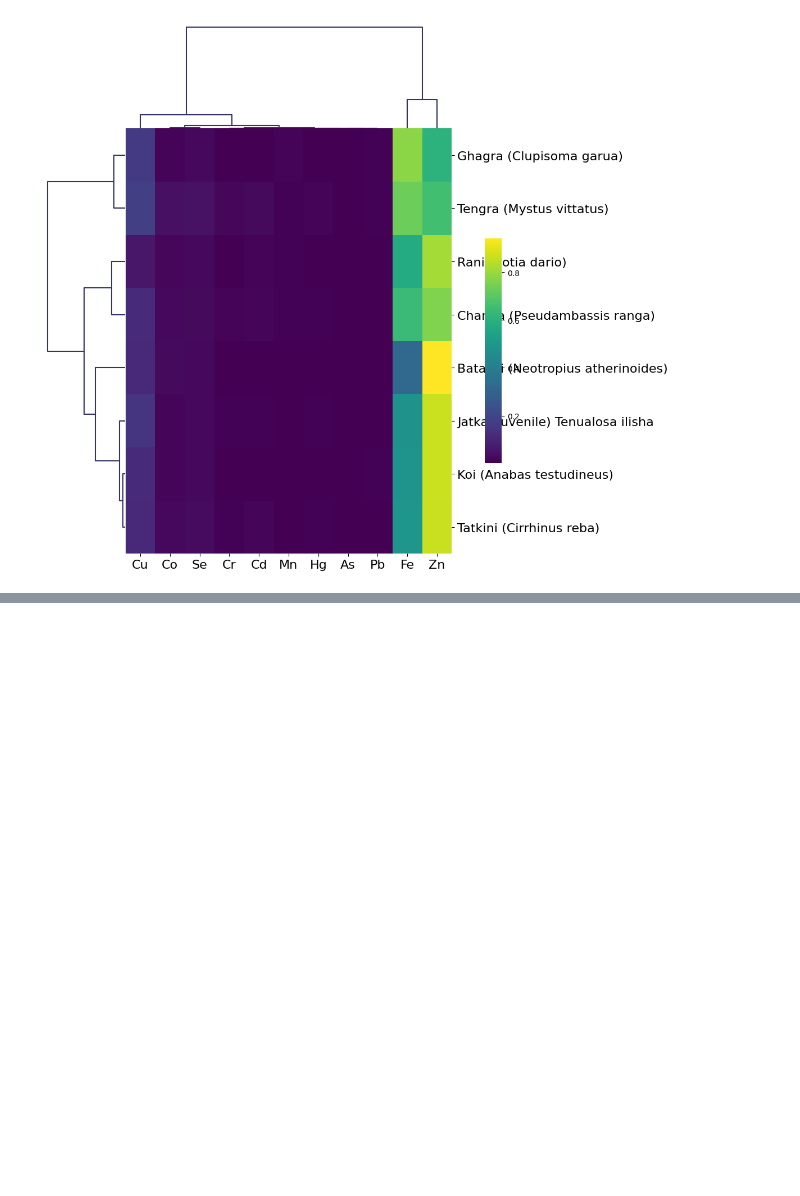
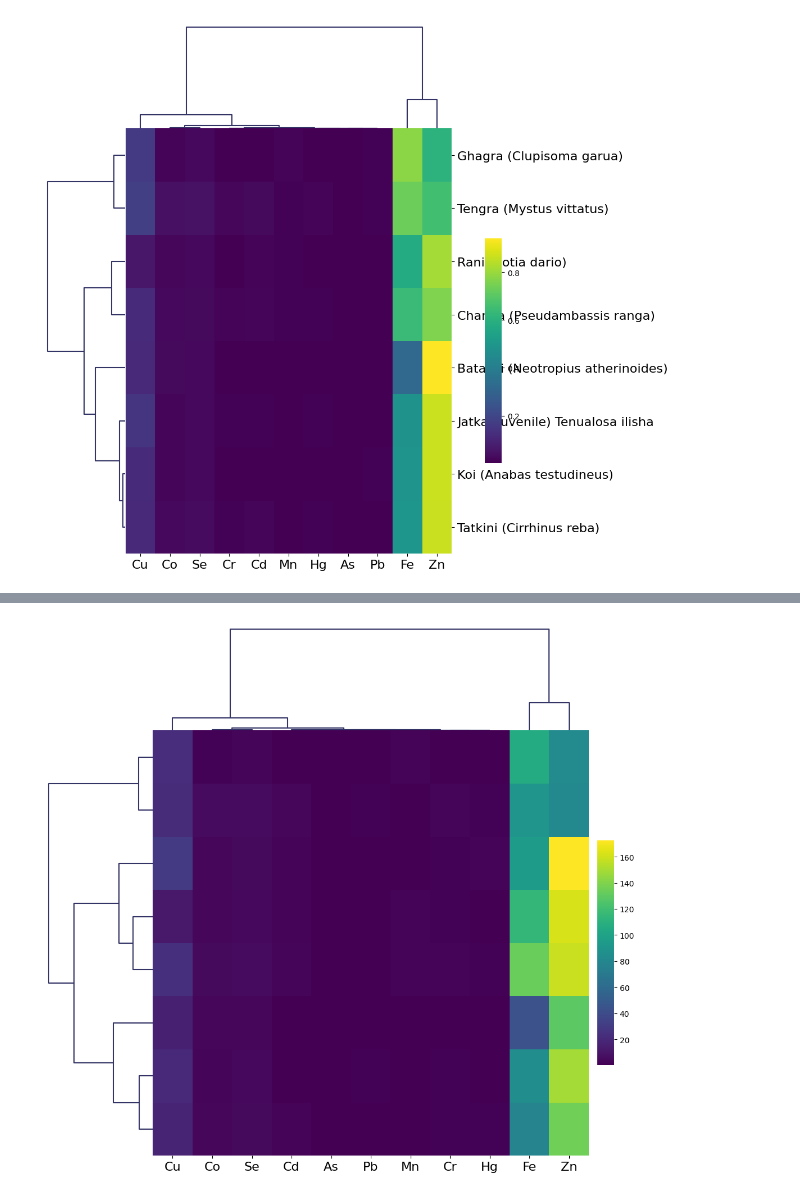
Before and after one commit to rakibhhridoy/OnGoingStudy, a Jupyter notebook: DhaleshwariFish/Python/ClusterAnalysis.ipynb, the cells around one changed output, grey strips where cells are left out. Cells and saved outputs as stored; diff of their text form; code cells hidden in the pictures; blank space fills up the shorter version.

```diff
--- a/DhaleshwariFish/Python/ClusterAnalysis.ipynb
+++ b/DhaleshwariFish/Python/ClusterAnalysis.ipynb
@@ -225,0 +252,6 @@ g.ax_cbar.set_position((1, .2, .03, .4))
+# %%
+g = sns.clustermap(df[cols[:-1]],yticklabels=False, method="ward", cmap = "viridis", tree_kws=dict(linewidths=1.5, colors=(0.2, 0.2, 0.4)))
+g.ax_heatmap.set_xticklabels(g.ax_heatmap.get_xmajorticklabels(), fontsize = 16)
+g.ax_cbar.set_position((1, .2, .03, .4))
+# %% [output]
+[figure, added]
```
Also changed, not shown: parts of 10 cells of this notebook.
